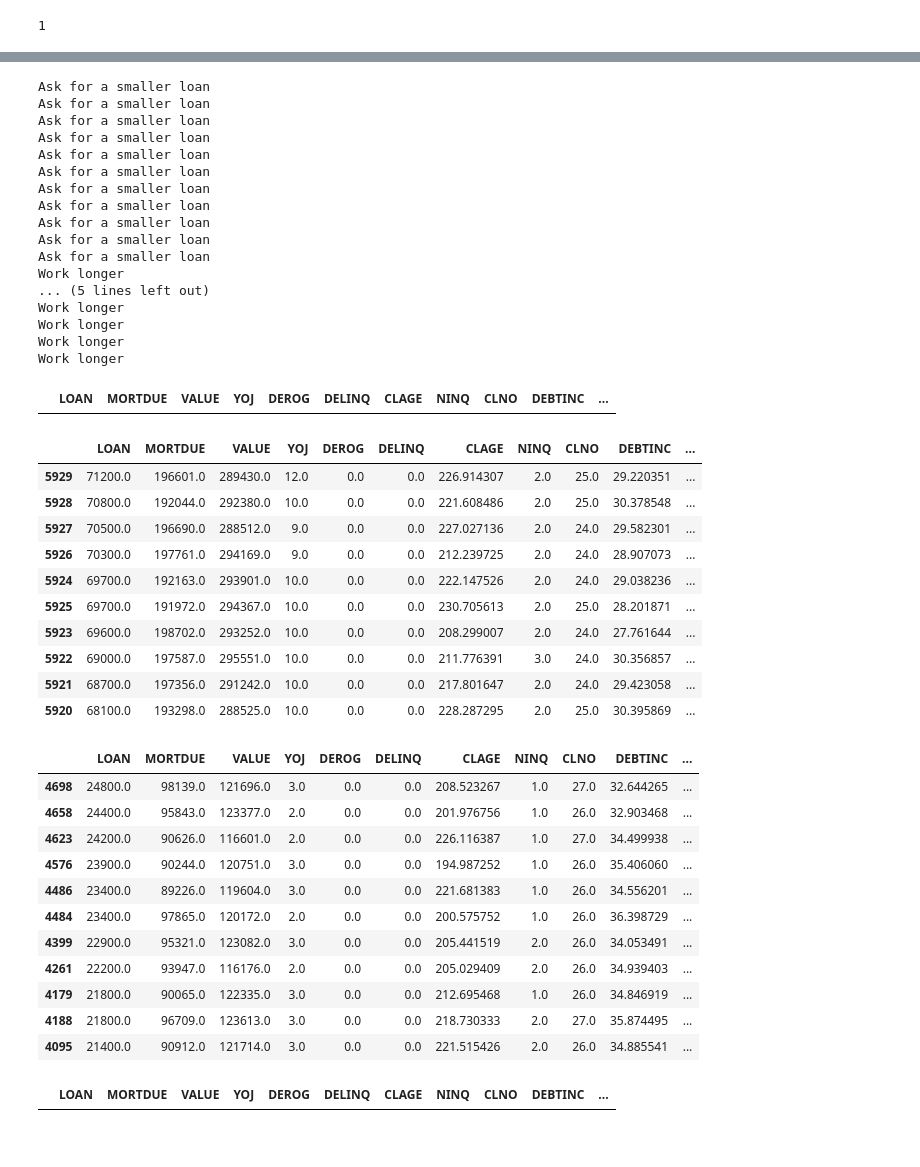
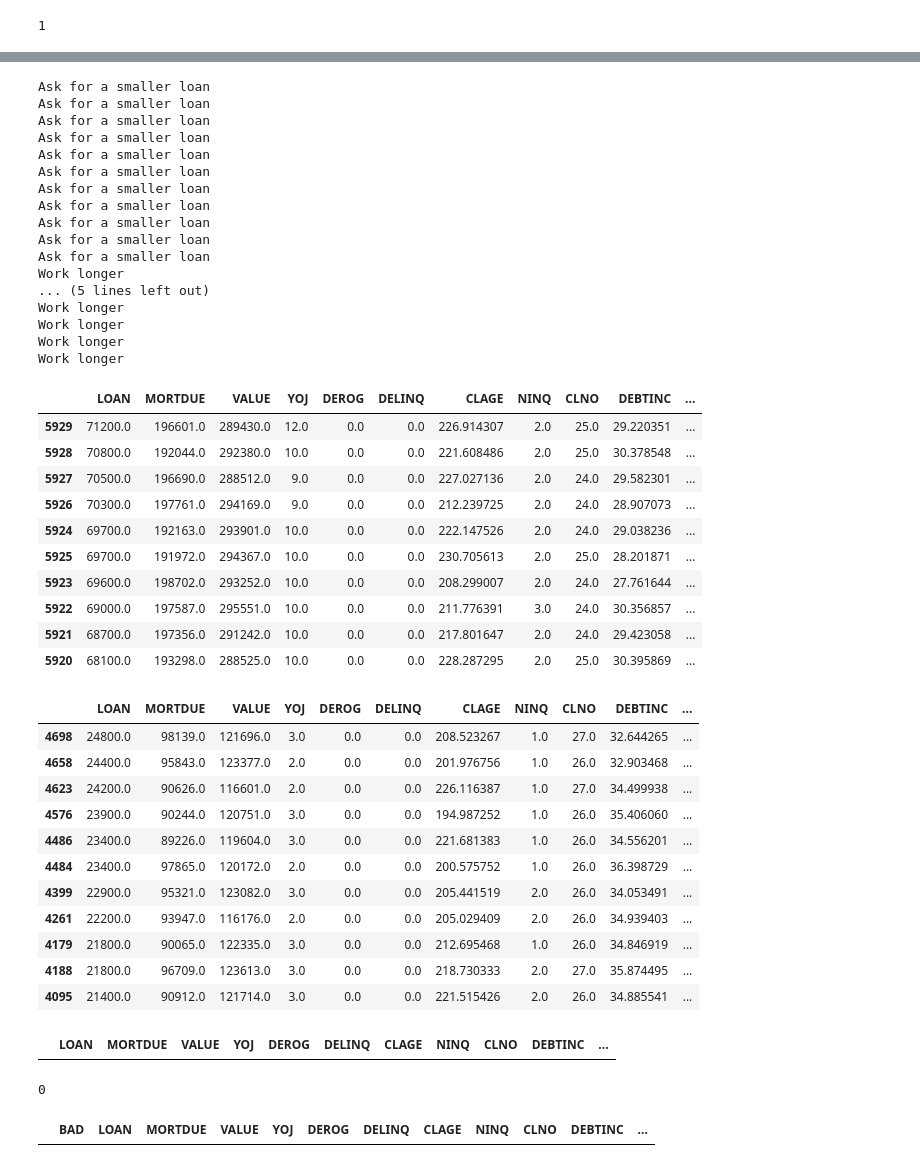
Before and after one commit to lusuelves/CreditRisk, a Jupyter notebook: code/recommender.ipynb, the cells around one changed output, grey strips where cells are left out. Drawn from its saved outputs; the diff is of its cells as text; code cells hidden in the pictures.

```diff
--- a/code/recommender.ipynb
+++ b/code/recommender.ipynb
@@ -85,14 +106,14 @@ similars = pd.DataFrame(similarities)
 # %%
 cols = ['JOB_Self','JOB_Mgr','JOB_Other','JOB_Office','JOB_ProfExe',
         'REASON_DebtCon','REASON_HomeImp','DEROG','DELINQ']
-bigger = ['MORTDUE','CLAGE','CLNO','DEBTINC','NINQ']
-smaller = ['LOAN',]
+bigger = ['MORTDUE','CLNO','DEBTINC','NINQ']
+smaller = ['LOAN','CLAGE']
 
 df_empty_2 = pd.DataFrame({title:[] for title in data_pos.index})
 df_empty_3 = pd.DataFrame({title:[] for title in data_pos.index})
 df_empty_4 = pd.DataFrame({title:[] for title in data_pos.index})
 for i in similars.index:
-    if [data_pos[i][col] == tom[col] for col in cols] == [True]*len(cols):
+    if all([data_pos[i][col] == tom[col] for col in cols]):
         if [data_pos[i][col] > tom[col] for col in bigger] == [True]*len(bigger):
             if data_pos[i]['YOJ'] < tom['YOJ']:
                 if data_pos[i]['LOAN'] < tom['LOAN']:
@@ -127,27 +148,48 @@ Work longer
 Work longer
 Work longer
 |  | LOAN | MORTDUE | VALUE | YOJ | DEROG | DELINQ | CLAGE | NINQ | CLNO | DEBTINC | ... |
+| 5929 | 71200.0 | 196601.0 | 289430.0 | 12.0 | 0.0 | 0.0 | 226.914307 | 2.0 | 25.0 | 29.220351 | ... |
+| 5928 | 70800.0 | 192044.0 | 292380.0 | 10.0 | 0.0 | 0.0 | 221.608486 | 2.0 | 25.0 | 30.378548 | ... |
+| 5927 | 70500.0 | 196690.0 | 288512.0 | 9.0 | 0.0 | 0.0 | 227.027136 | 2.0 | 24.0 | 29.582301 | ... |
+| 5926 | 70300.0 | 197761.0 | 294169.0 | 9.0 | 0.0 | 0.0 | 212.239725 | 2.0 | 24.0 | 28.907073 | ... |
+| 5924 | 69700.0 | 192163.0 | 293901.0 | 10.0 | 0.0 | 0.0 | 222.147526 | 2.0 | 24.0 | 29.038236 | ... |
+| 5925 | 69700.0 | 191972.0 | 294367.0 | 10.0 | 0.0 | 0.0 | 230.705613 | 2.0 | 25.0 | 28.201871 | ... |
+| 5923 | 69600.0 | 198702.0 | 293252.0 | 10.0 | 0.0 | 0.0 | 208.299007 | 2.0 | 24.0 | 27.761644 | ... |
+| 5922 | 69000.0 | 197587.0 | 295551.0 | 10.0 | 0.0 | 0.0 | 211.776391 | 3.0 | 24.0 | 30.356857 | ... |
+| 5921 | 68700.0 | 197356.0 | 291242.0 | 10.0 | 0.0 | 0.0 | 217.801647 | 2.0 | 24.0 | 29.423058 | ... |
+| 5920 | 68100.0 | 193298.0 | 288525.0 | 10.0 | 0.0 | 0.0 | 228.287295 | 2.0 | 25.0 | 30.395869 | ... |
 |  | LOAN | MORTDUE | VALUE | YOJ | DEROG | DELINQ | CLAGE | NINQ | CLNO | DEBTINC | ... |
-| 5929 | 71200.0 | 196601.0 | 289430.0 | 12.0 | 0.0 | 0.0 | 226.914307 | 2.0 | 25.0 | 29.220351 | ... |
-| 5928 | 70800.0 | 192044.0 | 292380.0 | 10.0 | 0.0 | 0.0 | 221.608486 | 2.0 | 25.0 | 30.378548 | ... |
-| 5927 | 70500.0 | 196690.0 | 288512.0 | 9.0 | 0.0 | 0.0 | 227.027136 | 2.0 | 24.0 | 29.582301 | ... |
-| 5926 | 70300.0 | 197761.0 | 294169.0 | 9.0 | 0.0 | 0.0 | 212.239725 | 2.0 | 24.0 | 28.907073 | ... |
-| 5924 | 69700.0 | 192163.0 | 293901.0 | 10.0 | 0.0 | 0.0 | 222.147526 | 2.0 | 24.0 | 29.038236 | ... |
-| 5925 | 69700.0 | 191972.0 | 294367.0 | 10.0 | 0.0 | 0.0 | 230.705613 | 2.0 | 25.0 | 28.201871 | ... |
-| 5923 | 69600.0 | 198702.0 | 293252.0 | 10.0 | 0.0 | 0.0 | 208.299007 | 2.0 | 24.0 | 27.761644 | ... |
-| 5922 | 69000.0 | 197587.0 | 295551.0 | 10.0 | 0.0 | 0.0 | 211.776391 | 3.0 | 24.0 | 30.356857 | ... |
-| 5921 | 68700.0 | 197356.0 | 291242.0 | 10.0 | 0.0 | 0.0 | 217.801647 | 2.0 | 24.0 | 29.423058 | ... |
-| 5920 | 68100.0 | 193298.0 | 288525.0 | 10.0 | 0.0 | 0.0 | 228.287295 | 2.0 | 25.0 | 30.395869 | ... |
+| 4698 | 24800.0 | 98139.0 | 121696.0 | 3.0 | 0.0 | 0.0 | 208.523267 | 1.0 | 27.0 | 32.644265 | ... |
+| 4658 | 24400.0 | 95843.0 | 123377.0 | 2.0 | 0.0 | 0.0 | 201.976756 | 1.0 | 26.0 | 32.903468 | ... |
+| 4623 | 24200.0 | 90626.0 | 116601.0 | 2.0 | 0.0 | 0.0 | 226.116387 | 1.0 | 27.0 | 34.499938 | ... |
+| 4576 | 23900.0 | 90244.0 | 120751.0 | 3.0 | 0.0 | 0.0 | 194.987252 | 1.0 | 26.0 | 35.406060 | ... |
+| 4486 | 23400.0 | 89226.0 | 119604.0 | 3.0 | 0.0 | 0.0 | 221.681383 | 1.0 | 26.0 | 34.556201 | ... |
+| 4484 | 23400.0 | 97865.0 | 120172.0 | 2.0 | 0.0 | 0.0 | 200.575752 | 1.0 | 26.0 | 36.398729 | ... |
+| 4399 | 22900.0 | 95321.0 | 123082.0 | 3.0 | 0.0 | 0.0 | 205.441519 | 2.0 | 26.0 | 34.053491 | ... |
+| 4261 | 22200.0 | 93947.0 | 116176.0 | 2.0 | 0.0 | 0.0 | 205.029409 | 2.0 | 26.0 | 34.939403 | ... |
+| 4179 | 21800.0 | 90065.0 | 122335.0 | 3.0 | 0.0 | 0.0 | 212.695468 | 1.0 | 26.0 | 34.846919 | ... |
+| 4188 | 21800.0 | 96709.0 | 123613.0 | 3.0 | 0.0 | 0.0 | 218.730333 | 2.0 | 27.0 | 35.874495 | ... |
+| 4095 | 21400.0 | 90912.0 | 121714.0 | 3.0 | 0.0 | 0.0 | 221.515426 | 2.0 | 26.0 | 34.885541 | ... |
 |  | LOAN | MORTDUE | VALUE | YOJ | DEROG | DELINQ | CLAGE | NINQ | CLNO | DEBTINC | ... |
-| 4698 | 24800.0 | 98139.0 | 121696.0 | 3.0 | 0.0 | 0.0 | 208.523267 | 1.0 | 27.0 | 32.644265 | ... |
-| 4658 | 24400.0 | 95843.0 | 123377.0 | 2.0 | 0.0 | 0.0 | 201.976756 | 1.0 | 26.0 | 32.903468 | ... |
-| 4623 | 24200.0 | 90626.0 | 116601.0 | 2.0 | 0.0 | 0.0 | 226.116387 | 1.0 | 27.0 | 34.499938 | ... |
-| 4576 | 23900.0 | 90244.0 | 120751.0 | 3.0 | 0.0 | 0.0 | 194.987252 | 1.0 | 26.0 | 35.406060 | ... |
-| 4486 | 23400.0 | 89226.0 | 119604.0 | 3.0 | 0.0 | 0.0 | 221.681383 | 1.0 | 26.0 | 34.556201 | ... |
-| 4484 | 23400.0 | 97865.0 | 120172.0 | 2.0 | 0.0 | 0.0 | 200.575752 | 1.0 | 26.0 | 36.398729 | ... |
-| 4399 | 22900.0 | 95321.0 | 123082.0 | 3.0 | 0.0 | 0.0 | 205.441519 | 2.0 | 26.0 | 34.053491 | ... |
-| 4261 | 22200.0 | 93947.0 | 116176.0 | 2.0 | 0.0 | 0.0 | 205.029409 | 2.0 | 26.0 | 34.939403 | ... |
-| 4179 | 21800.0 | 90065.0 | 122335.0 | 3.0 | 0.0 | 0.0 | 212.695468 | 1.0 | 26.0 | 34.846919 | ... |
-| 4188 | 21800.0 | 96709.0 | 123613.0 | 3.0 | 0.0 | 0.0 | 218.730333 | 2.0 | 27.0 | 35.874495 | ... |
-| 4095 | 21400.0 | 90912.0 | 121714.0 | 3.0 | 0.0 | 0.0 | 221.515426 | 2.0 | 26.0 | 34.885541 | ... |
-|  | LOAN | MORTDUE | VALUE | YOJ | DEROG | DELINQ | CLAGE | NINQ | CLNO | DEBTINC | ... |
+# %%
+tom = pd.Series({'LOAN': 50000,
+ 'MORTDUE': 47000,
+ 'VALUE': 200000,
+ 'YOJ': 2.0,
+ 'DEROG': 0,
+ 'DELINQ': 0,
+ 'CLAGE': 200,
+ 'CLNO': 10,
+ 'DEBTINC': 5,
+ 'NINQ': 0,
+ 'REASON_DebtCon':1,
+ 'REASON_HomeImp':0,
+ 'JOB_Mgr':0,
+ 'JOB_Office':0,
+ 'JOB_Other':0,
+ 'JOB_ProfExe':0,
+ 'JOB_Sales':0,
+ 'JOB_Self':1})
+model_rf.predict(pd.DataFrame(tom).T)[0]
+# %% [output]
+0
@@ -153,0 +207,4 @@ Work longer
+# %%
+data.loc[(data['CLAGE']!=0) & (data['CLNO']==0)]
+# %% [output]
+|  | BAD | LOAN | MORTDUE | VALUE | YOJ | DEROG | DELINQ | CLAGE | NINQ | CLNO | DEBTINC | ... |
```
Also changed, not shown: parts of 62 cells of this notebook, 5 other files.
